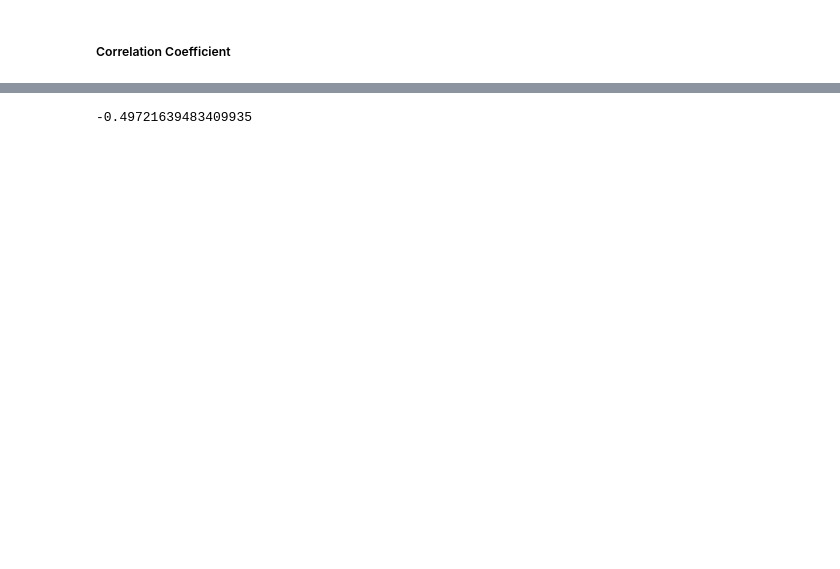
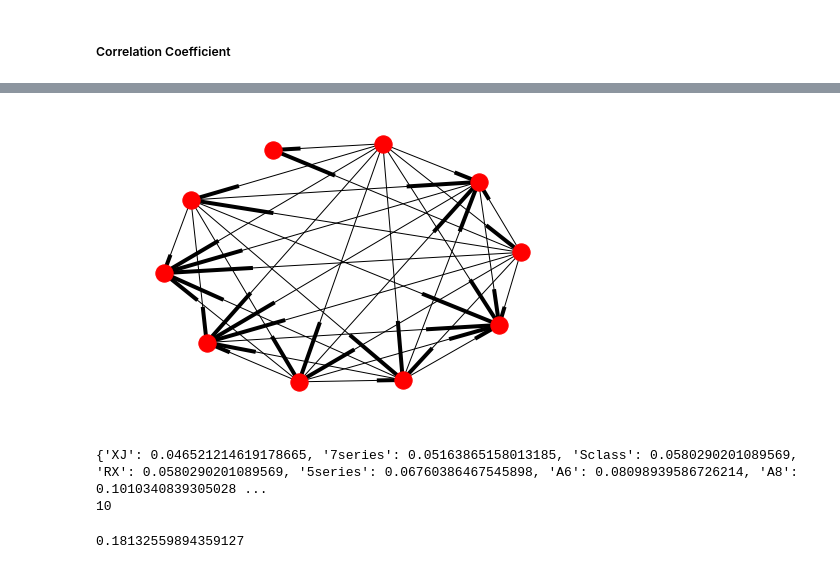
Before and after one commit to p-mckenzie/TextAnalytics, a Jupyter notebook: Assignment_3/HW3.ipynb, the cells around one changed output, grey strips where cells are left out. Cells and saved outputs as stored; diff of their text form; code cells hidden in the pictures; blank space fills up the shorter version.

```diff
--- a/Assignment_3/HW3.ipynb
+++ b/Assignment_3/HW3.ipynb
@@ -221,0 +267,12 @@ data
+# %%
+def sentiment_score(reviews_data, brand_list):
+    sent_scores = {}
+    for item in brand_list:
+        sent_scores[item] = list()
+    for review_id in range(0, len(reviews_data)):
+        sent_values = sentiment_review(reviews_data.iloc[review_id, 0], brand_list)
+        for item in brand_list:
+            sent_scores[item].append(sent_values[item])
+    fin = pd.DataFrame.from_dict(sent_scores, orient='columns')
+    fin.to_csv('Sentiment_Scores.csv', index=False)
+    return sent_scores
@@ -222,4 +295,40 @@ data
+# %%
+
+def create_edges(sent_scores):
+
+    edge_list = []
+    brand_list = list(sent_scores.keys())
+    for x in range(0, len(brand_list)):
+        for y in range(x+1, len(brand_list)):
+            positive_sent = []
+            negative_sent = []
+            for i in range(0, len(sent_scores[brand_list[0]])):
+                sent_x = sent_scores[brand_list[x]][i]
+                sent_y = sent_scores[brand_list[y]][i]
+                if ((not(np.isnan(sent_x))) & (not(np.isnan(sent_x)))):
+                    edge_weight = sent_x - sent_y
+                    if edge_weight >=0:
+                        positive_sent.append(edge_weight)
+                    else:
+                        negative_sent.append(edge_weight)
+            if len(positive_sent) >0:
+                edge_list.append([brand_list[x],brand_list[y],np.mean(positive_sent)])
+            if len(negative_sent) >0:
+                edge_list.append([brand_list[x],brand_list[y],abs(np.mean(negative_sent))])
+    return edge_list
+# %%
+reviews_data = pd.read_excel('Edmunds Reviews.xlsx', encoding = 'latin1')
+brand_list = ['A6','A8','3series','5series','7series','XJ','ES','LS','RX','Sclass']
+sentiment_scores = sentiment_score(reviews_data, brand_list)
+edge_list = create_edges(sentiment_scores)
+pagerank = form_network(edge_list)
+# %% [output]
+[figure, added]
+{'XJ': 0.046521214619178665, '7series': 0.05163865158013185, 'Sclass': 0.0580290201089569, 'RX': 0.0580290201089569, '5series': 0.06760386467545898, 'A6': 0.08098939586726214, 'A8': 0.1010340839305028 ...
+10
 # %%
-np.corrcoef(data['w_ng'],data['Sales'])[0,1]
+### Correlation
+data['pagerank_c'] = pd.Series(pagerank)
+np.corrcoef(data['pagerank_c'],data['Sales'])[0,1]
 # %% [output]
--0.49721639483409935
+0.18132559894359127
```
Also changed, not shown: parts of 19 cells of this notebook, 1 other file.
